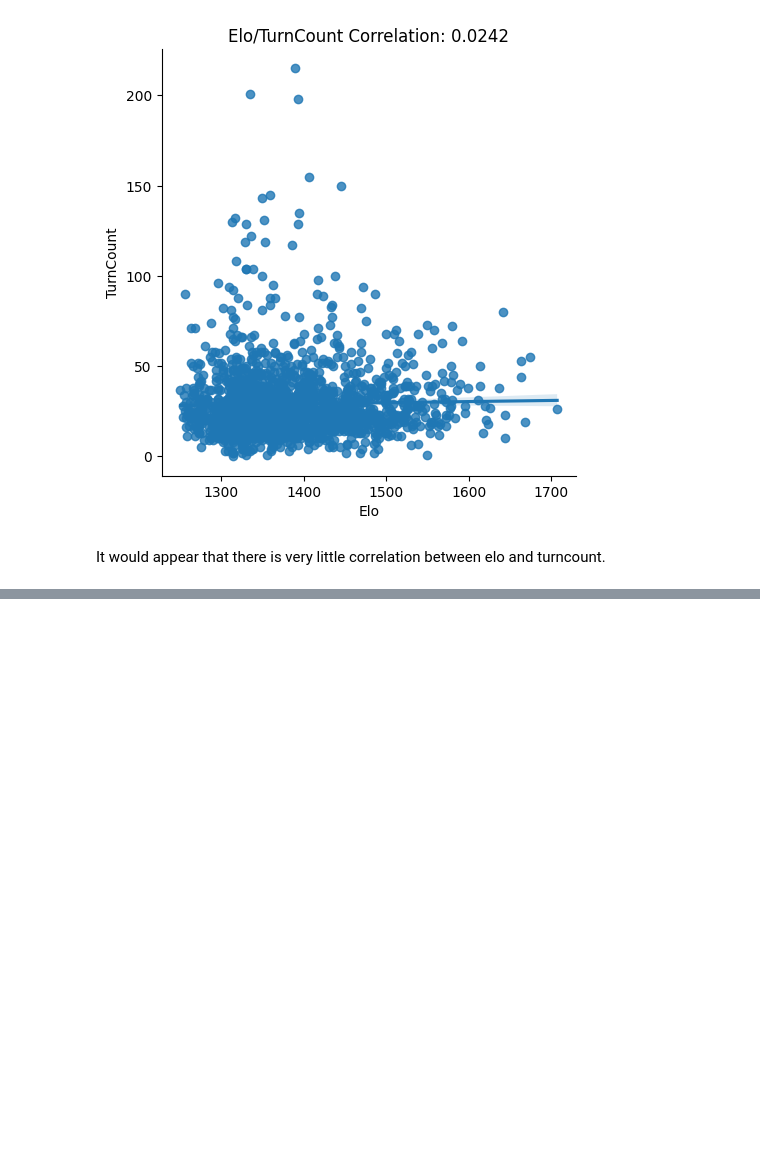
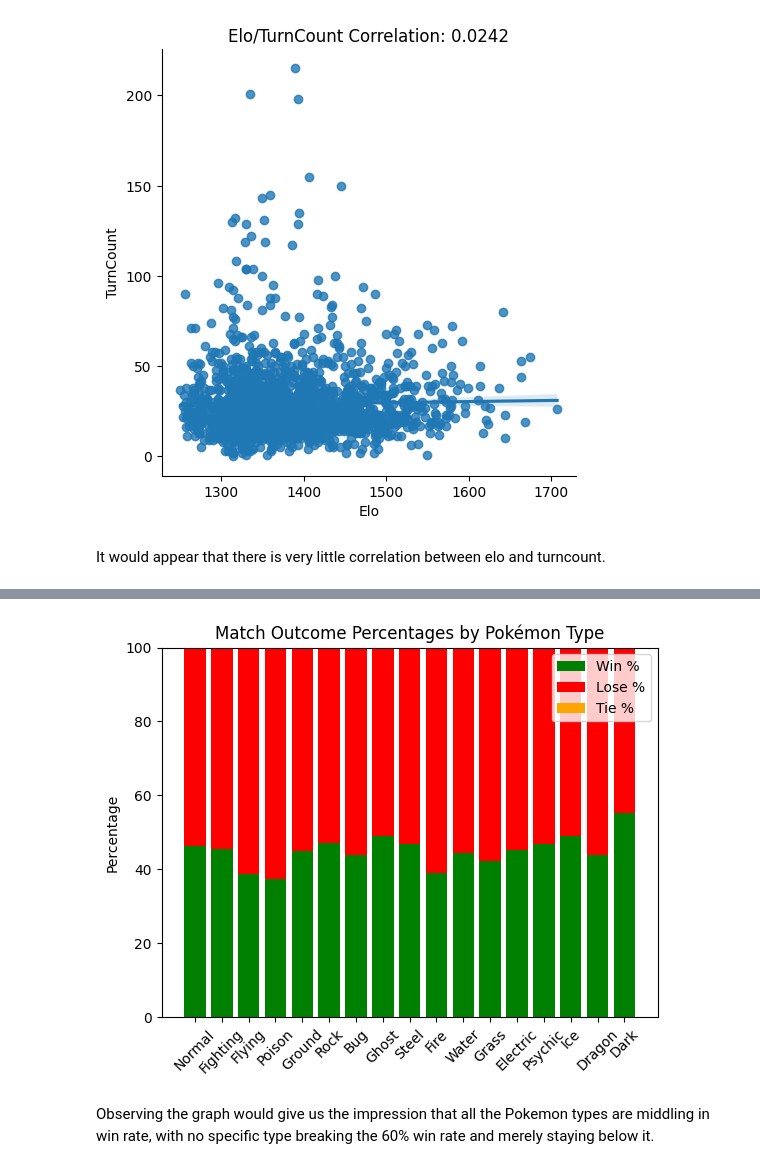
Before and after one commit to jrgo7/csmodel-mco, a Jupyter notebook: phase-1.ipynb, the cells around one changed output, grey strips where cells are left out. Saved outputs shown, nothing was run; the diff lists cells and outputs as text; code cells hidden in the pictures; blank space fills up the shorter version.

```diff
--- a/phase-1.ipynb
+++ b/phase-1.ipynb
@@ -757,0 +869,25 @@ It would appear that there is very little correlation between elo and turncount.
+# %%
+for row in gen5_type_winrate_df.itertuples():
+    for result in results:
+        wins = gen5_type_winrate_df.loc[row.Index, 'win']
+        loses = gen5_type_winrate_df.loc[row.Index, 'lose']
+        ties = gen5_type_winrate_df.loc[row.Index, 'tie']
+        total = gen5_type_winrate_df.loc[row.Index, 'total']
+
+        gen5_type_winrate_df.loc[row.Index, 'win%'] = wins / total * 100
+        gen5_type_winrate_df.loc[row.Index, 'lose%'] = loses / total * 100
+        gen5_type_winrate_df.loc[row.Index, 'tie%'] = ties / total * 100
+# %%
+plt.bar(gen5_type_winrate_df['Type'], gen5_type_winrate_df['win%'], label='Win %', color='green')
+plt.bar(gen5_type_winrate_df['Type'], gen5_type_winrate_df['lose%'], bottom=gen5_type_winrate_df['win%'], label='Lose %', color='red')
+plt.bar(gen5_type_winrate_df['Type'], gen5_type_winrate_df['tie%'], bottom=gen5_type_winrate_df['win%'] + gen5_type_winrate_df['lose%'], label='Tie %', color='orange')
+
+plt.ylabel('Percentage')
+plt.title('Match Outcome Percentages by Pokémon Type')
+plt.legend()
+plt.xticks(rotation=45)
+plt.show()
+# %% [output]
+[figure, added]
+# %% [markdown]
+Observing the graph would give us the impression that all the Pokemon types are middling in win rate, with no specific type breaking the 60% win rate and merely staying below it.
```
Also changed, not shown: parts of 16 cells of this notebook, 2 other files.
